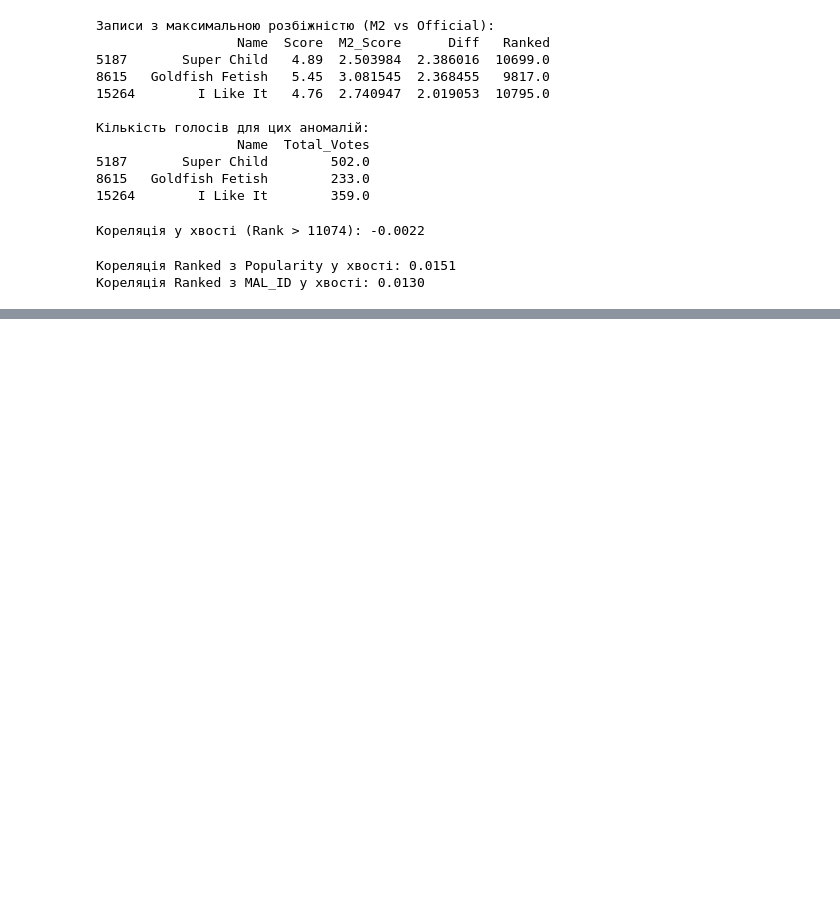
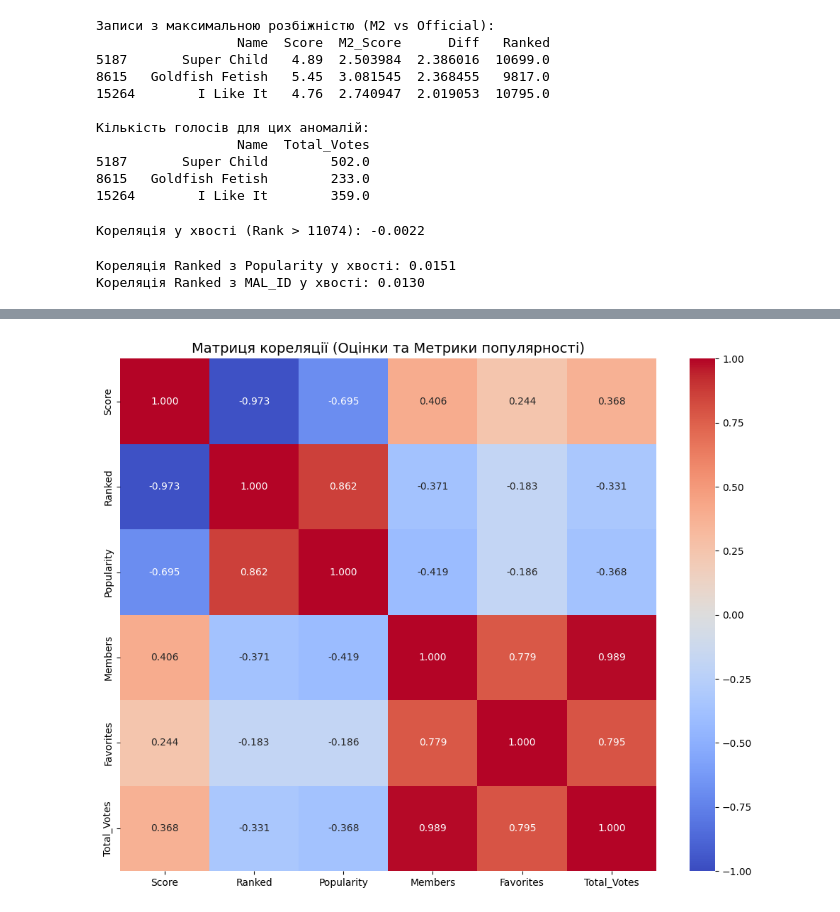
Before and after one commit to AntonBubnov/anime-rec-sys-evaluation, a Jupyter notebook: notebooks/01_preprocessing.ipynb, the cells around one changed output, grey strips where cells are left out. Drawn from its saved outputs; the diff is of its cells as text; code cells hidden in the pictures; blank space fills up the shorter version.

Commit message:
Finalize preprocessing: Clean and save anime and user data

```diff
--- a/notebooks/01_preprocessing.ipynb
+++ b/notebooks/01_preprocessing.ipynb
@@ -961,3 +956,92 @@ print(f"Кореляція Ranked з MAL_ID у хвості: {corr_id:.4f}")
 # %% [output]
 Кореляція Ranked з Popularity у хвості: 0.0151
 Кореляція Ranked з MAL_ID у хвості: 0.0130
+# %%
+# 1. Топ-3 найменші ранги (ближчі до 1) без Score
+top_3_min_ranked = df_anime[df_anime['Score'].isna() & df_anime['Ranked'].notna()].nsmallest(3, 'Ranked')
+print("Топ-3 найвищі (найменше число) ранги БЕЗ Score:")
+print(top_3_min_ranked[['Name', 'Ranked', 'Score']])
+print("-" * 60)
+
+# 2. Топ-3 найбільші Score без Ranked
+top_3_max_score = df_anime[df_anime['Ranked'].isna() & df_anime['Score'].notna()].nlargest(3, 'Score')
+print("Топ-3 найвищі оцінки БЕЗ Ranked:")
+print(top_3_max_score[['Name', 'Score', 'Ranked']])
+print("-" * 60)
+
+# 3. Перевірка та очищення нових колонок
+cols_to_clean = ['Popularity', 'Members', 'Favorites']
+for col in cols_to_clean:
+    # Перетворюємо на числа, ігноруючи текст на кшталт 'Unknown'
+    df_anime[col] = pd.to_numeric(df_anime[col].astype(str).str.replace('Unknown', 'nan'), errors='coerce')
+
+# Підрахунок загальної кількості голосів (Total_Votes)
+score_cols = [f'Score-{i}' for i in range(1, 11)]
+for col in score_cols:
+    df_anime[col] = pd.to_numeric(df_anime[col].astype(str).str.replace('Unknown', 'nan'), errors='coerce')
+
+# Додаємо нову колонку з сумою всіх голосів
+df_anime['Total_Votes'] = df_anime[score_cols].sum(axis=1)
+
+print("Кількість пропусків у нових колонках до та після очищення:")
+print(df_anime[['Popularity', 'Members', 'Favorites', 'Total_Votes']].isna().sum())
+print("-" * 60)
+
+# 4. Кореляційна матриця (включаємо всі числові метрики)
+corr_cols = ['Score', 'Ranked', 'Popularity', 'Members', 'Favorites', 'Total_Votes']
+corr_matrix = df_anime[corr_cols].corr()
+print("Матриця кореляції:")
+print(corr_matrix)
+
+# 5. ВІЗУАЛІЗАЦІЯ 1: Матриця кореляції
+plt.figure(figsize=(10, 8))
+sns.heatmap(corr_matrix, annot=True, cmap='coolwarm', fmt=".3f", vmin=-1, vmax=1, center=0)
+plt.title('Матриця кореляції (Оцінки та Метрики популярності)', fontsize=14)
+plt.tight_layout()
+plt.show()
+
+# 6. Дослідження зв'язку відсутності Score/Ranked від цих метрик
+df_anime['Score_is_NaN'] = df_anime['Score'].isna()
+df_anime['Ranked_is_NaN'] = df_anime['Ranked'].isna()
+
+print("\nМедіанні значення метрик залежно від наявності Score:")
+# Використовуємо медіану, бо середнє арифметичне (mean) дуже чутливе до аномалій (як-от 1 млн Members)
+print(df_anime.groupby('Score_is_NaN')[['Popularity', 'Members', 'Favorites', 'Total_Votes']].median())
+
+print("\nМедіанні значення метрик залежно від наявності Ranked:")
+print(df_anime.groupby('Ranked_is_NaN')[['Popularity', 'Members', 'Favorites', 'Total_Votes']].median())
+
+# 7. ВІЗУАЛІЗАЦІЯ 2: Вплив параметрів на відсутність даних (Виправлений код)
+fig, axes = plt.subplots(2, 2, figsize=(16, 12))
+
+# Вплив кількості голосів
+sns.boxplot(data=df_anime, x='Score_is_NaN', y='Total_Votes', ax=axes[0, 0],
+            hue='Score_is_NaN', palette='Set2', legend=False)
+axes[0, 0].set_yscale('log')
+axes[0, 0].set_title('Кількість голосів: Є Score vs Немає Score')
+axes[0, 0].set_xticks([0, 1])
+axes[0, 0].set_xticklabels(['Score Є', 'Score Відсутній'])
+
+sns.boxplot(data=df_anime, x='Ranked_is_NaN', y='Total_Votes', ax=axes[0, 1],
+            hue='Ranked_is_NaN', palette='Set2', legend=False)
+axes[0, 1].set_yscale('log')
+axes[0, 1].set_title('Кількість голосів: Є Ranked vs Немає Ranked')
+axes[0, 1].set_xticks([0, 1])
+axes[0, 1].set_xticklabels(['Ranked Є', 'Ranked Відсутній'])
+
+# Вплив популярності
+sns.boxplot(data=df_anime, x='Score_is_NaN', y='Popularity', ax=axes[1, 0],
+            hue='Score_is_NaN', palette='Set3', legend=False)
+axes[1, 0].set_title('Ранг популярності: Є Score vs Немає Score')
+axes[1, 0].set_xticks([0, 1])
+axes[1, 0].set_xticklabels(['Score Є', 'Score Відсутній'])
+
+sns.boxplot(data=df_anime, x='Ranked_is_NaN', y='Popularity', ax=axes[1, 1],
+            hue='Ranked_is_NaN', palette='Set3', legend=False)
+axes[1, 1].set_title('Ранг популярності: Є Ranked vs Немає Ranked')
+axes[1, 1].set_xticks([0, 1])
+axes[1, 1].set_xticklabels(['Ranked Є', 'Ranked Відсутній'])
+
+plt.tight_layout()
+plt.show()
+# %% [output]
@@ -963,0 +1065 @@ print(f"Кореляція Ranked з MAL_ID у хвості: {corr_id:.4f}")
+[figure, added]
```
Also changed, not shown: parts of 63 cells of this notebook, 1 other file.
